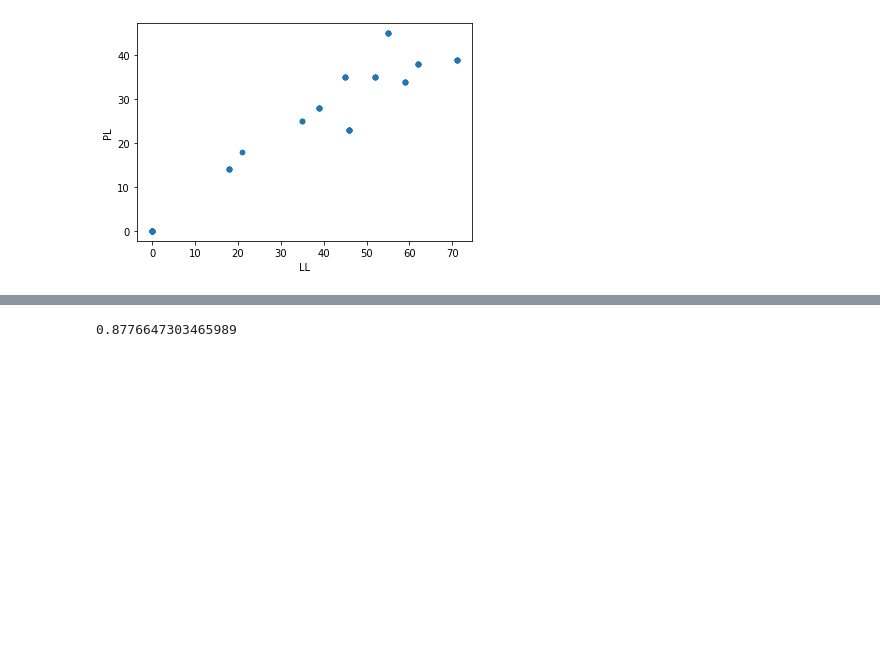
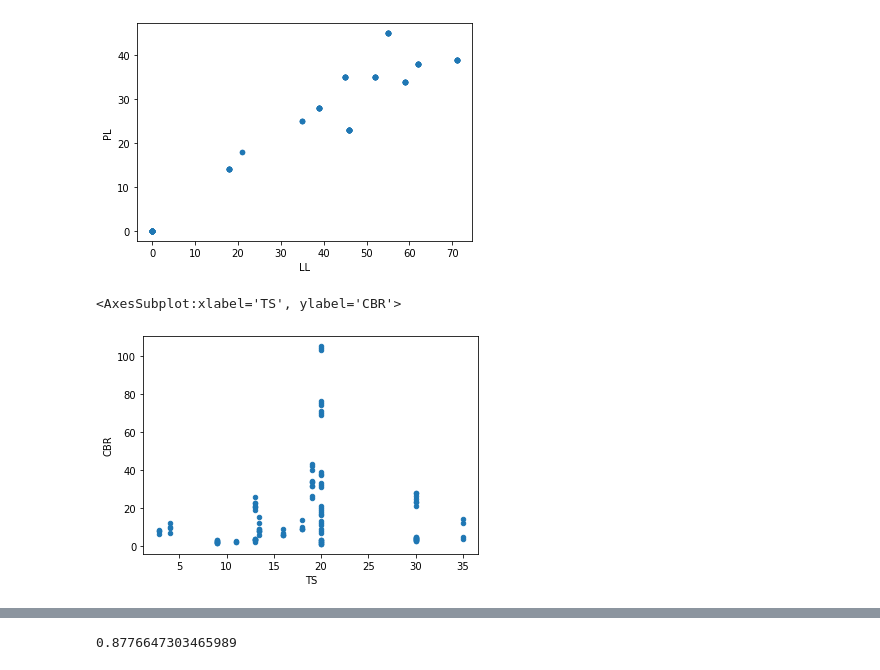
Before and after one commit to Rviraj123/cbr, a Jupyter notebook: Bi-variate_Analysis_CBR.ipynb, the cells around one changed output, grey strips where cells are left out. Saved outputs shown, nothing was run; the diff lists cells and outputs as text; code cells hidden in the pictures; blank space fills up the shorter version.

```diff
--- a/Bi-variate Analysis CBR.ipynb
+++ b/Bi-variate_Analysis_CBR.ipynb
@@ -40,3 +41,8 @@ data.plot.scatter('LL','PL')
 # %% [output]
 <AxesSubplot:xlabel='LL', ylabel='PL'>
 [figure]
+# %%
+data.plot.scatter('TS','CBR')
+# %% [output]
+<AxesSubplot:xlabel='TS', ylabel='CBR'>
+[figure, added]
```
Also changed, not shown: parts of 4 cells of this notebook, 3 other files.
